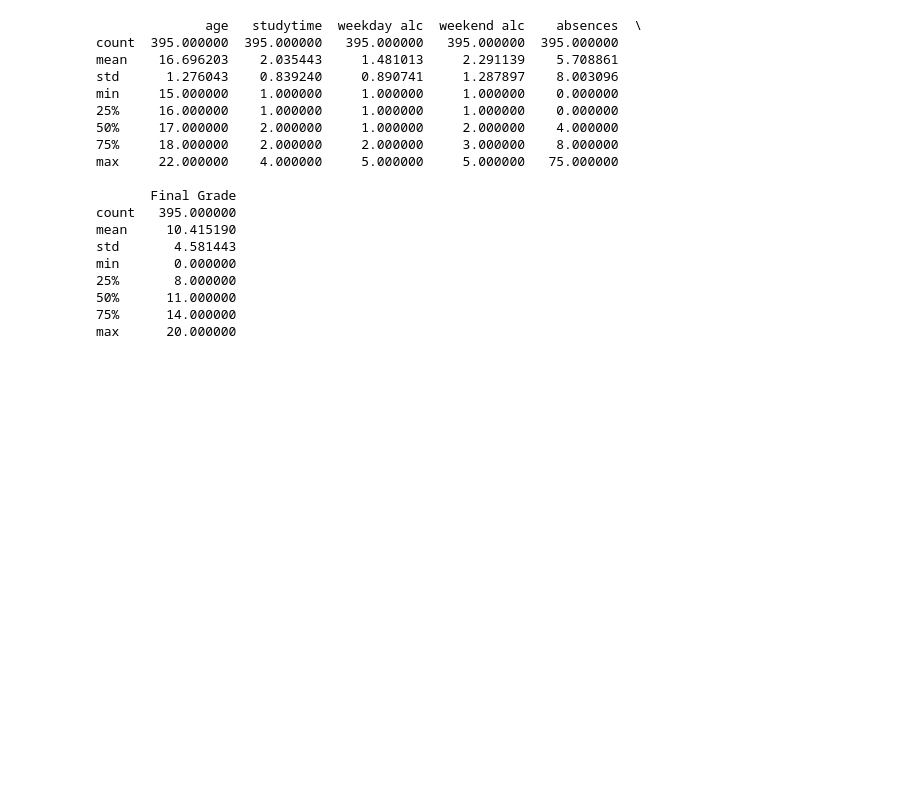
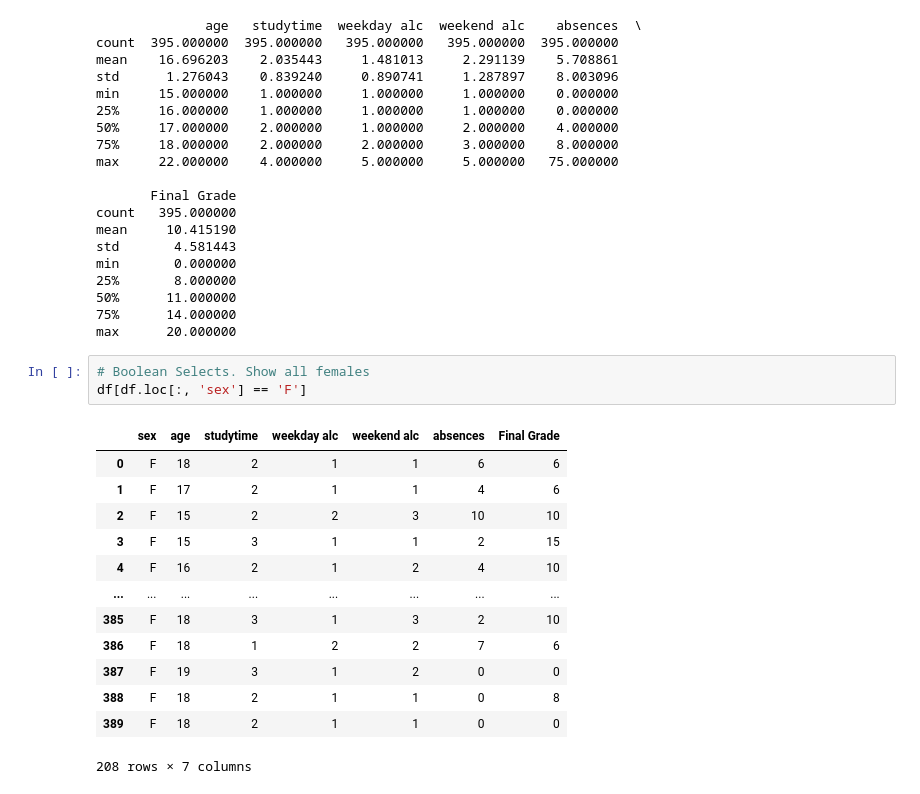
Before and after one commit to jbrad88/pda-project, a Jupyter notebook: pda-project.ipynb, the cells around one changed output. Cells and saved outputs as stored; diff of their text form; blank space fills up the shorter version.

```diff
--- a/pda-project.ipynb
+++ b/pda-project.ipynb
@@ -112,3 +112,20 @@ min       0.000000
 50%      11.000000
 75%      14.000000
 max      20.000000
+# %%
+# Boolean Selects. Show all females
+df[df.loc[:, 'sex'] == 'F']
+# %% [output]
+|  | sex | age | studytime | weekday alc | weekend alc | absences | Final Grade |
+| 0 | F | 18 | 2 | 1 | 1 | 6 | 6 |
+| 1 | F | 17 | 2 | 1 | 1 | 4 | 6 |
+| 2 | F | 15 | 2 | 2 | 3 | 10 | 10 |
+| 3 | F | 15 | 3 | 1 | 1 | 2 | 15 |
+| 4 | F | 16 | 2 | 1 | 2 | 4 | 10 |
+| ... | ... | ... | ... | ... | ... | ... | ... |
+| 385 | F | 18 | 3 | 1 | 3 | 2 | 10 |
+| 386 | F | 18 | 1 | 2 | 2 | 7 | 6 |
+| 387 | F | 19 | 3 | 1 | 2 | 0 | 0 |
+| 388 | F | 18 | 2 | 1 | 1 | 0 | 8 |
+| 389 | F | 18 | 2 | 1 | 1 | 0 | 0 |
+208 rows × 7 columns
```
Also changed, not shown: parts of 5 cells of this notebook, 1 other file.
